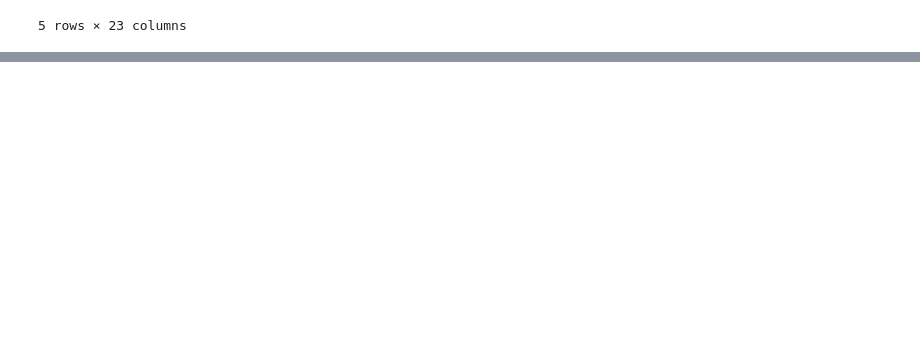
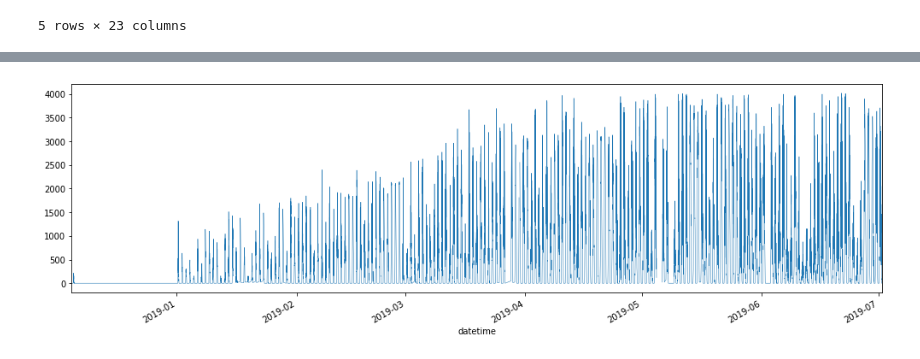
Before and after one commit to openclimatefix/pvoutput, a Jupyter notebook: download_pv_timeseries.ipynb, the cells around one changed output, grey strips where cells are left out. Cells and saved outputs as stored; diff of their text form; code cells hidden in the pictures; blank space fills up the shorter version.

```diff
--- a/download_pv_timeseries.ipynb
+++ b/download_pv_timeseries.ipynb
@@ -93,3 +98,29 @@ pv_systems_filtered.head()
+# %%
+def get_dates_already_downloaded(system_id):
+    if os.path.exists(OUTPUT_TIMESERIES_FILENAME):
+        with pd.HDFStore(OUTPUT_TIMESERIES_FILENAME, mode='r') as store:
+            key = str(system_id)
+            try:
+                datetimes = store.select(key=key, columns=['datetime'])
+            except KeyError:
+                already_processed = set([])
+            else:
+                already_processed = datetimes.sort_index().index.date
+                already_processed = set(already_processed)
+    else:
+        already_processed = set([])
+    return already_processed
+# %%
+def safe_convert_to_date(dt):
+    if isinstance(dt, pd.Timestamp):
+        return dt.date()
+    if isinstance(dt, date):
+        return dt
+
+# test
+DATE_TEST = date(2019, 1, 1)
+assert DATE_TEST == safe_convert_to_date(DATE_TEST)
+assert DATE_TEST == safe_convert_to_date(pd.Timestamp(DATE_TEST))
 # %%
 logger.info('\n******* STARTING UP ************')
 
@@ -263,9 +203,15 @@ requests.exceptions.ConnectionError: HTTPSConnectionPool(host='pvoutput.org', po
 # %%
-pv_system_id = 2089
-with pd.HDFStore(OUTPUT_TIMESERIES_FILENAME, mode='r') as store:
-    timeseries = store[str(pv_system_id)]
+def get_data_from_hdf(system_id):
+    with pd.HDFStore(OUTPUT_TIMESERIES_FILENAME, mode='r') as store:
+        data = store.select(key=str(system_id))
+    return data
 
-timeseries['inst_power_watt'].plot();
+system_id = 2998
+timeseries = get_data_from_hdf(system_id)
+
+timeseries['inst_power_watt'].plot(figsize=(17, 5), linewidth=0.5);
+# %% [output]
+[figure, added]
 # %%
 timeseries['inst_power_watt'].isnull().sum()
 # %% [output]
```
Also changed, not shown: parts of 9 cells of this notebook, 1 other file.
